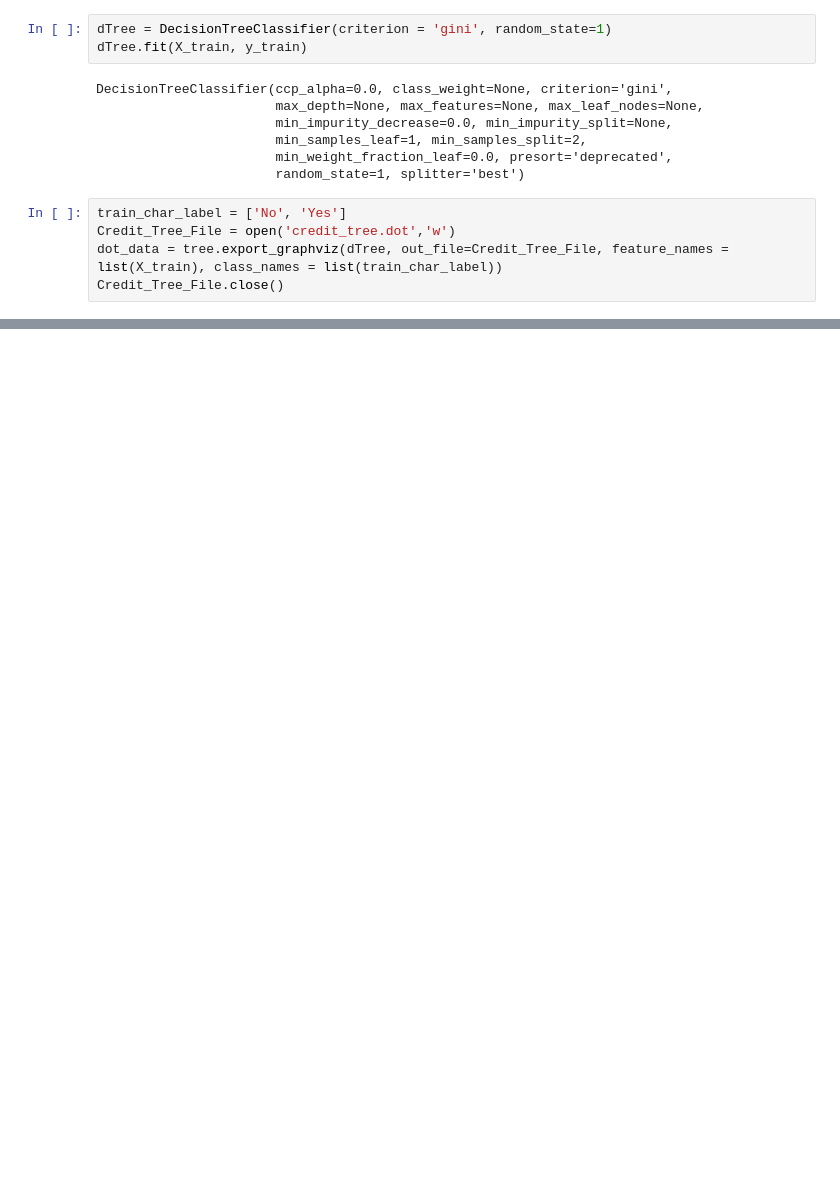
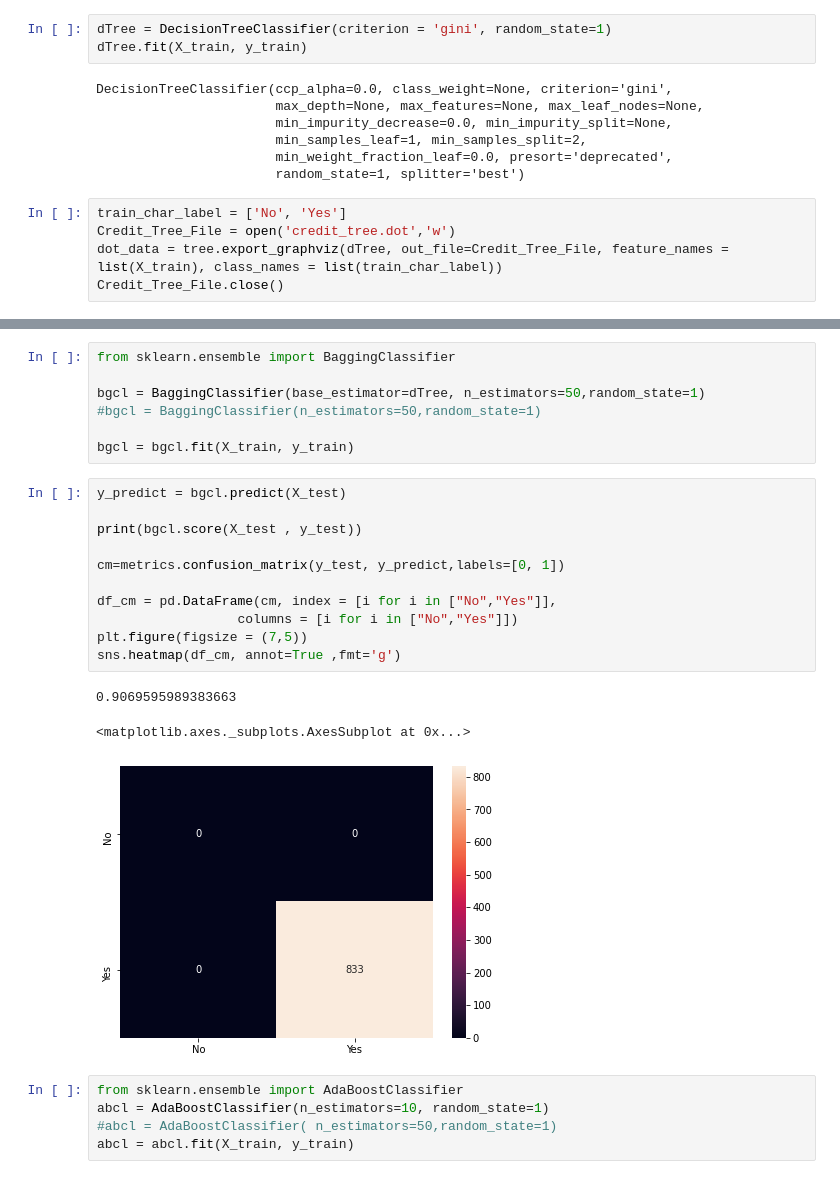
Before and after one commit to GreatLearningAIML1/gl-pgp-aiml-uta-intl-mar20-veenaneshwari, a Jupyter notebook: May30/TermDepositSale.ipynb, the cells around one changed output, grey strips where cells are left out. Saved outputs shown, nothing was run; the diff lists cells and outputs as text; blank space fills up the shorter version.

```diff
--- a/May30/TermDepositSale.ipynb
+++ b/May30/TermDepositSale.ipynb
@@ -298,0 +349,27 @@ else:
+# %%
+from sklearn.ensemble import BaggingClassifier
+
+bgcl = BaggingClassifier(base_estimator=dTree, n_estimators=50,random_state=1)
+#bgcl = BaggingClassifier(n_estimators=50,random_state=1)
+
+bgcl = bgcl.fit(X_train, y_train)
+# %%
+y_predict = bgcl.predict(X_test)
+
+print(bgcl.score(X_test , y_test))
+
+cm=metrics.confusion_matrix(y_test, y_predict,labels=[0, 1])
+
+df_cm = pd.DataFrame(cm, index = [i for i in ["No","Yes"]],
+                  columns = [i for i in ["No","Yes"]])
+plt.figure(figsize = (7,5))
+sns.heatmap(df_cm, annot=True ,fmt='g')
+# %% [output]
+0.9069595989383663
+<matplotlib.axes._subplots.AxesSubplot at 0x...>
+[figure, added]
+# %%
+from sklearn.ensemble import AdaBoostClassifier
+abcl = AdaBoostClassifier(n_estimators=10, random_state=1)
+#abcl = AdaBoostClassifier( n_estimators=50,random_state=1)
+abcl = abcl.fit(X_train, y_train)
```
Also changed, not shown: parts of 10 cells of this notebook, 1 other file.
